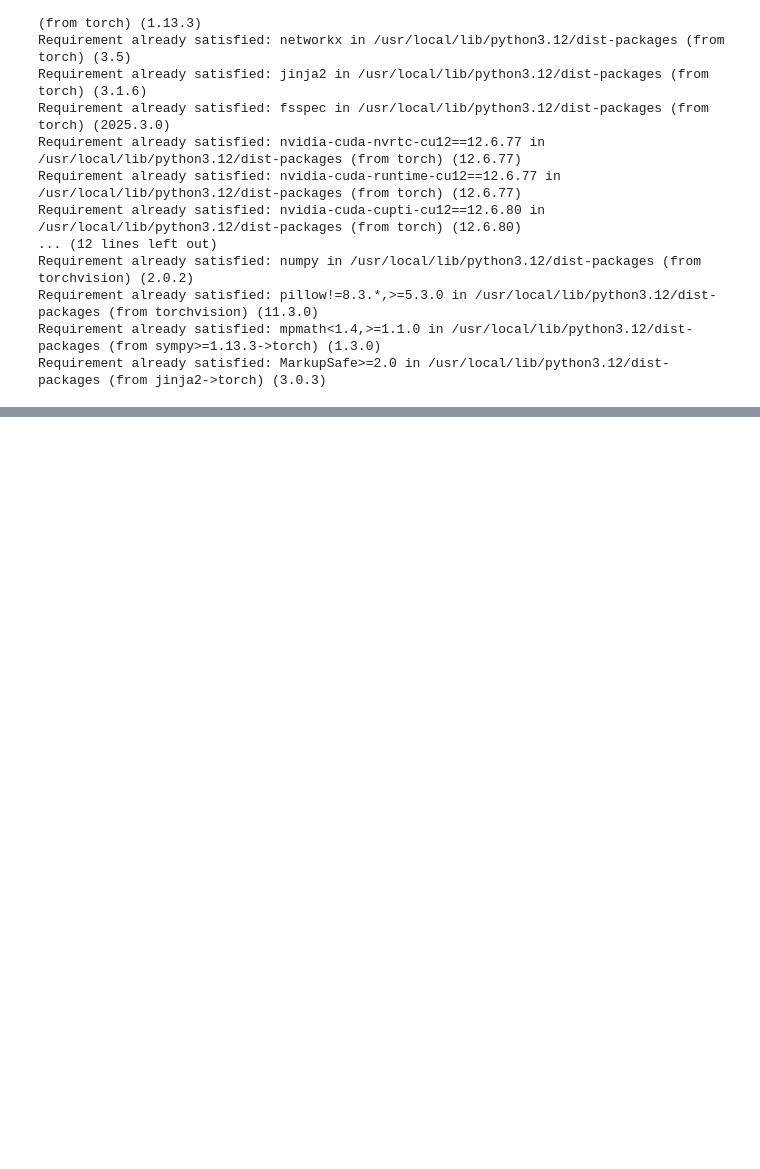
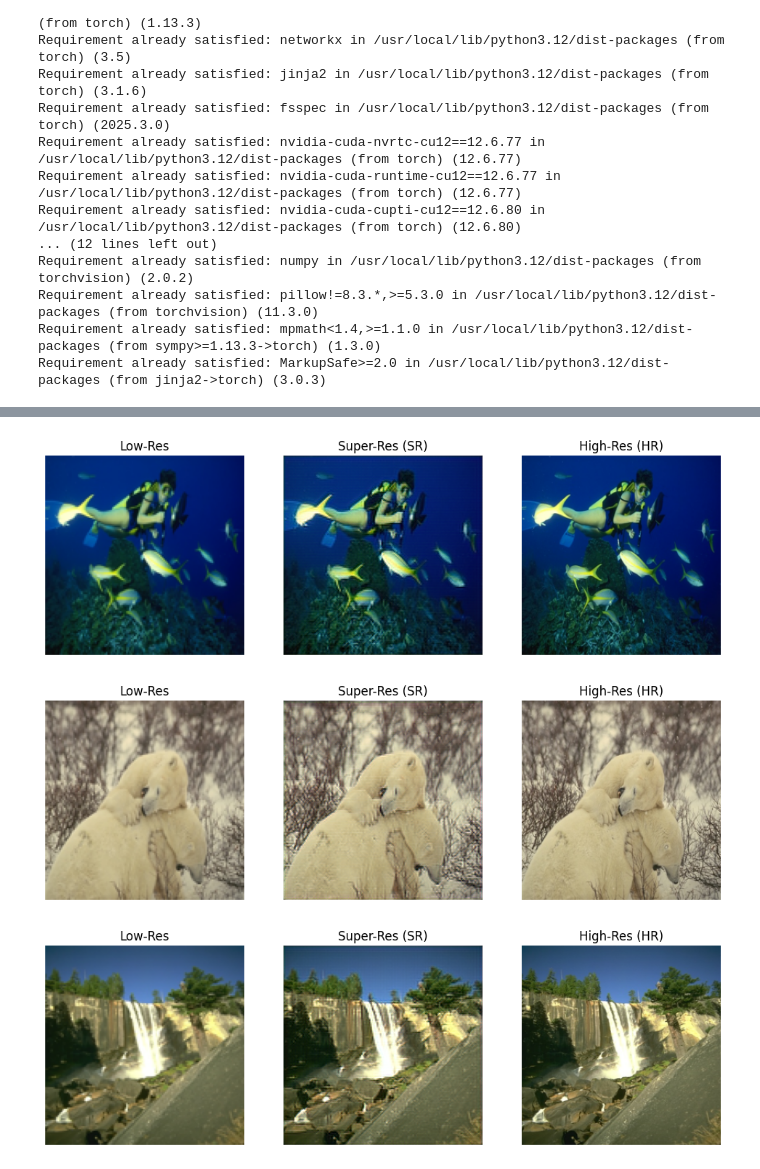
Before and after one commit to Shahanas2003/gen_ai, a Jupyter notebook: High_Resolution_Image_Enhancement.ipynb, the cells around one changed output, grey strips where cells are left out. Cells and saved outputs as stored; diff of their text form; code cells hidden in the pictures; blank space fills up the shorter version.

```diff
--- a/High_Resolution_Image_Enhancement.ipynb
+++ b/High_Resolution_Image_Enhancement.ipynb
@@ -301,0 +344,26 @@ Average PSNR: 28.40
+# %%
+# -------- Fine-tuning (Optional) --------
+
+# Load the last saved model weights (replace epoch number if needed)
+generator.load_state_dict(torch.load("generator_epoch20.pth"))
+discriminator.load_state_dict(torch.load("discriminator_epoch20.pth"))
+
+# Use smaller learning rate for fine-tuning
+optimizer_G = optim.Adam(generator.parameters(), lr=1e-5)
+optimizer_D = optim.Adam(discriminator.parameters(), lr=1e-5)
+
+# Optional LR schedulers for gradual decay
+scheduler_G = optim.lr_scheduler.StepLR(optimizer_G, step_size=5, gamma=0.5)
+scheduler_D = optim.lr_scheduler.StepLR(optimizer_D, step_size=5, gamma=0.5)
+
+print("✅ Fine-tuning started from epoch 20 with lower LR")
+
+train(generator, discriminator, dataloader, num_epochs=5,
+      optimizer_G=optimizer_G, optimizer_D=optimizer_D,
+      scheduler_G=scheduler_G, scheduler_D=scheduler_D,
+      criterion_content=criterion_content, criterion_perceptual=criterion_perceptual,
+      device=device)
+
+evaluate_metrics(generator, dataloader, device)
+visualize_sr_hr(generator, dataloader, device)
+# %% [output]
@@ -301,0 +387,3 @@ Average PSNR: 28.40
+[figure, added]
+[figure, added]
+[figure, added]
```
Also changed, not shown: parts of 18 cells of this notebook.
